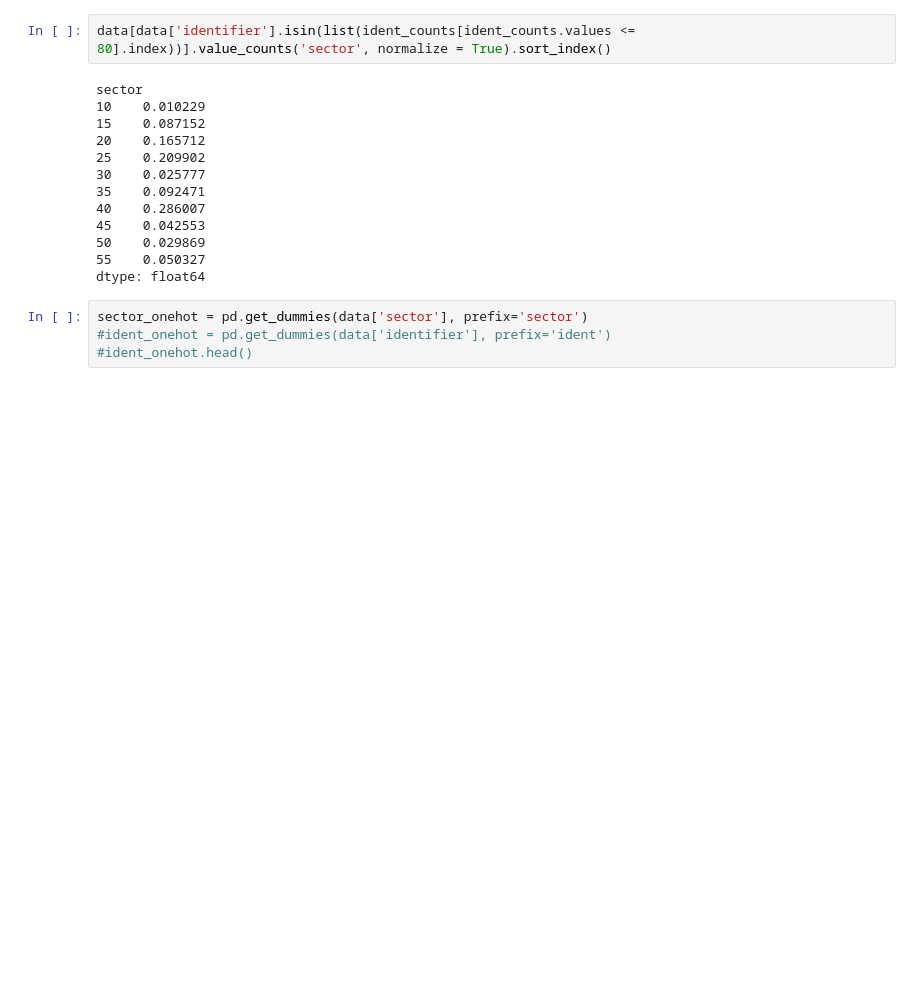
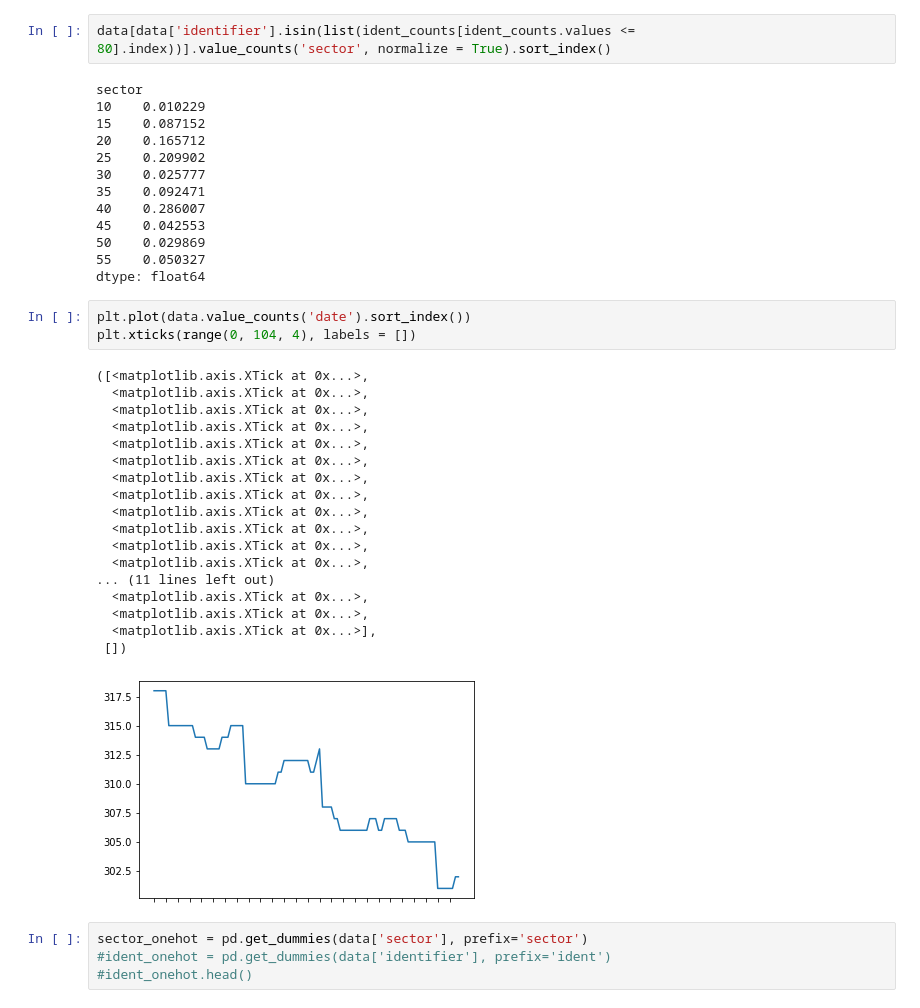
Before and after one commit to doogzultz/time_series_project, a Jupyter notebook: model_test_simple_and_classical.ipynb, the cells around one changed output. Cells and saved outputs as stored; diff of their text form; blank space fills up the shorter version.

```diff
--- a/model_test_simple_and_classical.ipynb
+++ b/model_test_simple_and_classical.ipynb
@@ -145,6 +145,28 @@ sector
 50    0.029869
 55    0.050327
 dtype: float64
+# %%
+plt.plot(data.value_counts('date').sort_index())
+plt.xticks(range(0, 104, 4), labels = [])
+# %% [output]
+([<matplotlib.axis.XTick at 0x...>,
+  <matplotlib.axis.XTick at 0x...>,
+  <matplotlib.axis.XTick at 0x...>,
+  <matplotlib.axis.XTick at 0x...>,
+  <matplotlib.axis.XTick at 0x...>,
+  <matplotlib.axis.XTick at 0x...>,
+  <matplotlib.axis.XTick at 0x...>,
+  <matplotlib.axis.XTick at 0x...>,
+  <matplotlib.axis.XTick at 0x...>,
+  <matplotlib.axis.XTick at 0x...>,
+  <matplotlib.axis.XTick at 0x...>,
+  <matplotlib.axis.XTick at 0x...>,
+... (11 lines left out)
+  <matplotlib.axis.XTick at 0x...>,
+  <matplotlib.axis.XTick at 0x...>,
+  <matplotlib.axis.XTick at 0x...>],
+ [])
+[figure, added]
 # %%
 sector_onehot = pd.get_dummies(data['sector'], prefix='sector')
 #ident_onehot = pd.get_dummies(data['identifier'], prefix='ident')
```
Also changed, not shown: parts of 3 cells of this notebook.
